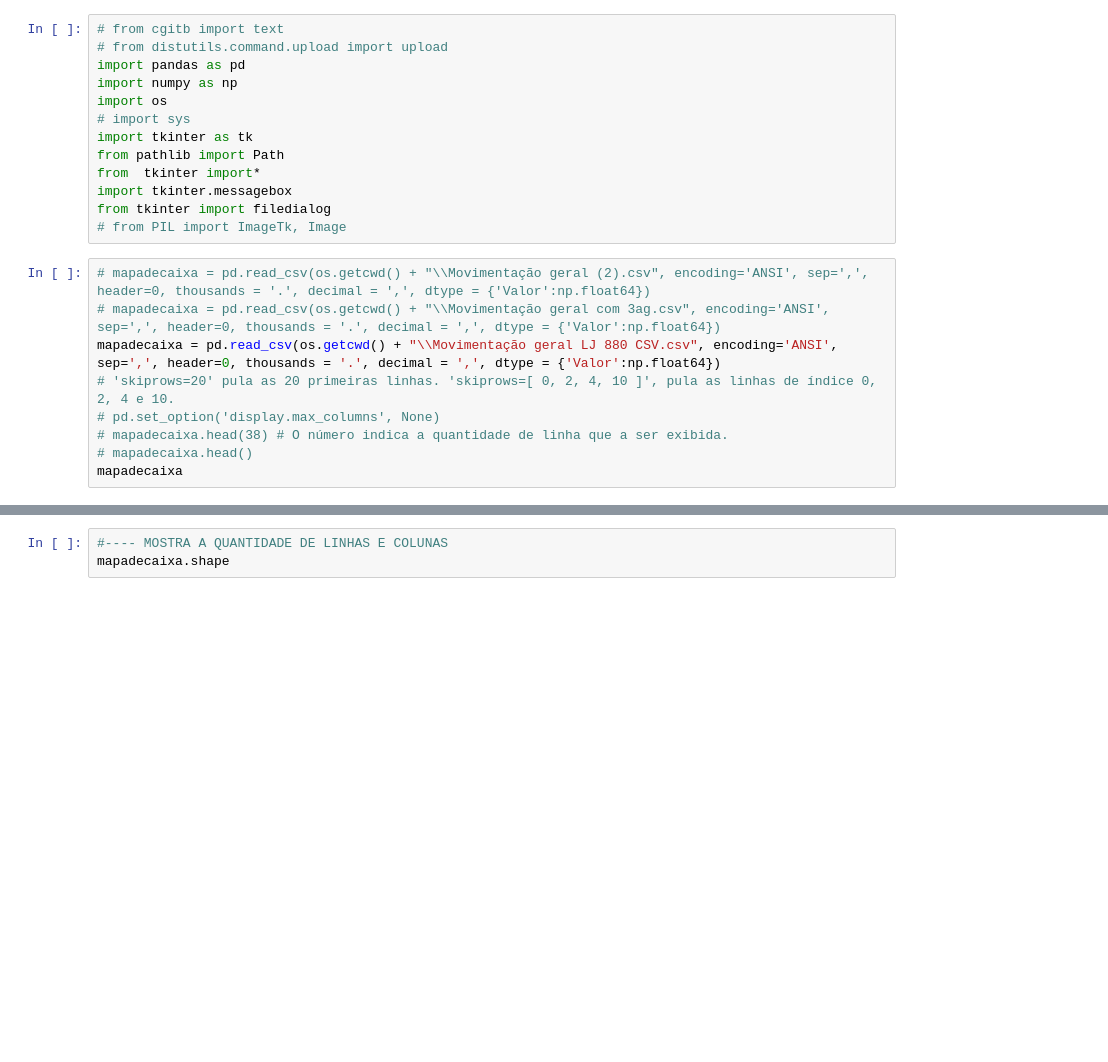
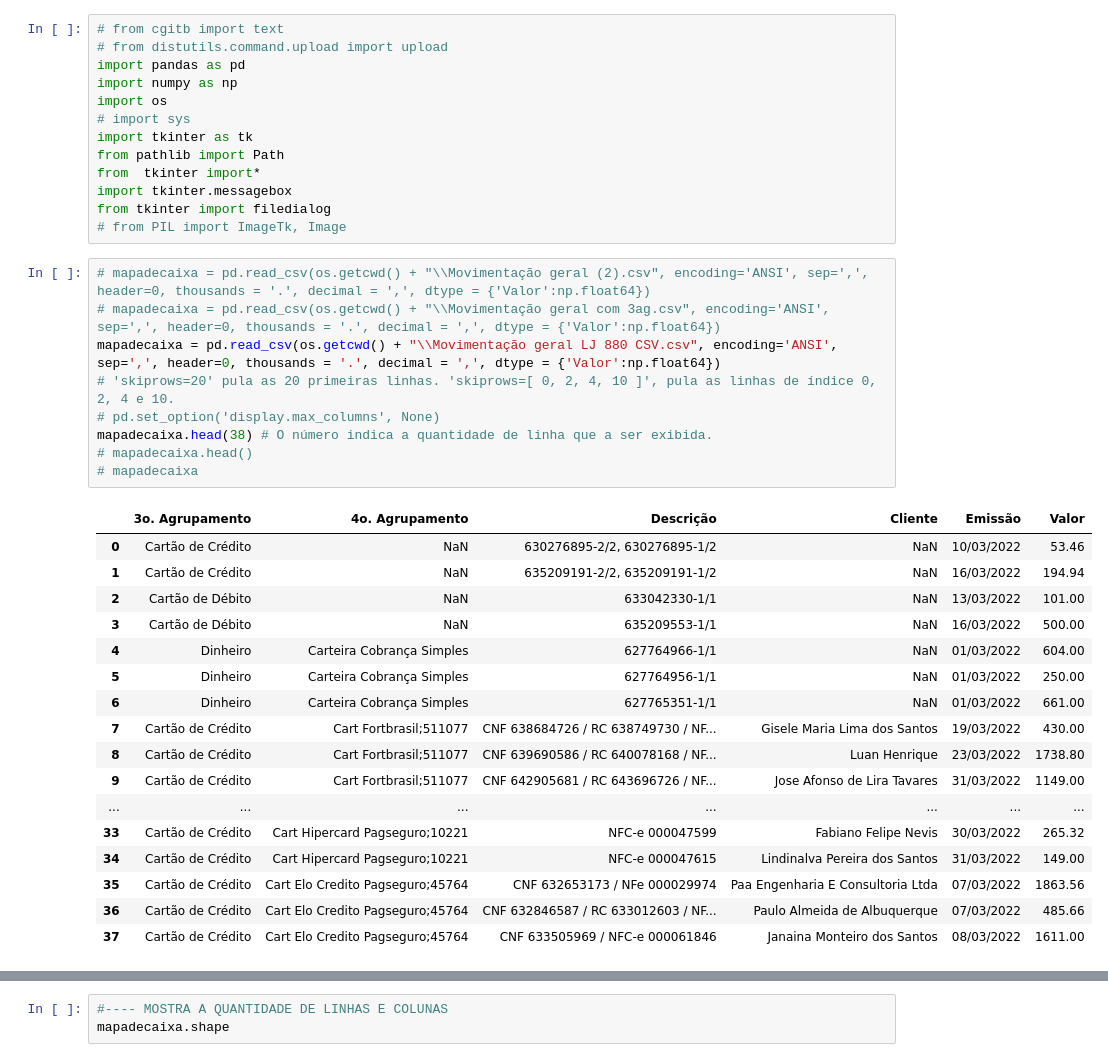
Before and after one commit to Miguellyto/csv---mapadecaixa, a Jupyter notebook: app2 copy.ipynb, the cells around one changed output, grey strips where cells are left out. Saved outputs shown, nothing was run; the diff lists cells and outputs as text; blank space fills up the shorter version.

```diff
--- a/app2 copy.ipynb
+++ b/app2 copy.ipynb
@@ -14,9 +14,27 @@ from tkinter import filedialog
 # %%
 # mapadecaixa = pd.read_csv(os.getcwd() + "\\Movimentação geral (2).csv", encoding='ANSI', sep=',', header=0, thousands = '.', decimal = ',', dtype = {'Valor':np.float64})
 # mapadecaixa = pd.read_csv(os.getcwd() + "\\Movimentação geral com 3ag.csv", encoding='ANSI', sep=',', header=0, thousands = '.', decimal = ',', dtype = {'Valor':np.float64})
 mapadecaixa = pd.read_csv(os.getcwd() + "\\Movimentação geral LJ 880 CSV.csv", encoding='ANSI', sep=',', header=0, thousands = '.', decimal = ',', dtype = {'Valor':np.float64})
 # 'skiprows=20' pula as 20 primeiras linhas. 'skiprows=[ 0, 2, 4, 10 ]', pula as linhas de índice 0, 2, 4 e 10.
 # pd.set_option('display.max_columns', None)
-# mapadecaixa.head(38) # O número indica a quantidade de linha que a ser exibida.
+mapadecaixa.head(38) # O número indica a quantidade de linha que a ser exibida.
 # mapadecaixa.head()
-mapadecaixa
+# mapadecaixa
+# %% [output]
+|  | 3o. Agrupamento | 4o. Agrupamento | Descrição | Cliente | Emissão | Valor |
+| 0 | Cartão de Crédito | NaN | 630276895-2/2, 630276895-1/2 | NaN | 10/03/2022 | 53.46 |
+| 1 | Cartão de Crédito | NaN | 635209191-2/2, 635209191-1/2 | NaN | 16/03/2022 | 194.94 |
+| 2 | Cartão de Débito | NaN | 633042330-1/1 | NaN | 13/03/2022 | 101.00 |
+| 3 | Cartão de Débito | NaN | 635209553-1/1 | NaN | 16/03/2022 | 500.00 |
+| 4 | Dinheiro | Carteira Cobrança Simples | 627764966-1/1 | NaN | 01/03/2022 | 604.00 |
+| 5 | Dinheiro | Carteira Cobrança Simples | 627764956-1/1 | NaN | 01/03/2022 | 250.00 |
+| 6 | Dinheiro | Carteira Cobrança Simples | 627765351-1/1 | NaN | 01/03/2022 | 661.00 |
+| 7 | Cartão de Crédito | Cart Fortbrasil;511077 | CNF 638684726 / RC 638749730 / NF... | Gisele Maria Lima dos Santos | 19/03/2022 | 430.00 |
+| 8 | Cartão de Crédito | Cart Fortbrasil;511077 | CNF 639690586 / RC 640078168 / NF... | Luan Henrique | 23/03/2022 | 1738.80 |
+| 9 | Cartão de Crédito | Cart Fortbrasil;511077 | CNF 642905681 / RC 643696726 / NF... | Jose Afonso de Lira Tavares | 31/03/2022 | 1149.00 |
+| ... | ... | ... | ... | ... | ... | ... |
+| 33 | Cartão de Crédito | Cart Hipercard Pagseguro;10221 | NFC-e 000047599 | Fabiano Felipe Nevis | 30/03/2022 | 265.32 |
+| 34 | Cartão de Crédito | Cart Hipercard Pagseguro;10221 | NFC-e 000047615 | Lindinalva Pereira dos Santos | 31/03/2022 | 149.00 |
+| 35 | Cartão de Crédito | Cart Elo Credito Pagseguro;45764 | CNF 632653173 / NFe 000029974 | Paa Engenharia E Consultoria Ltda | 07/03/2022 | 1863.56 |
+| 36 | Cartão de Crédito | Cart Elo Credito Pagseguro;45764 | CNF 632846587 / RC 633012603 / NF... | Paulo Almeida de Albuquerque | 07/03/2022 | 485.66 |
+| 37 | Cartão de Crédito | Cart Elo Credito Pagseguro;45764 | CNF 633505969 / NFC-e 000061846 | Janaina Monteiro dos Santos | 08/03/2022 | 1611.00 |
```
Also changed, not shown: parts of 12 cells of this notebook, 2 other files.
